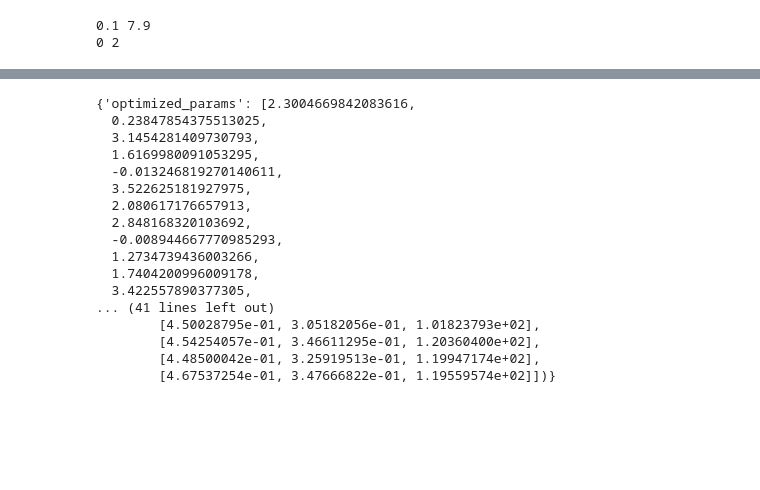
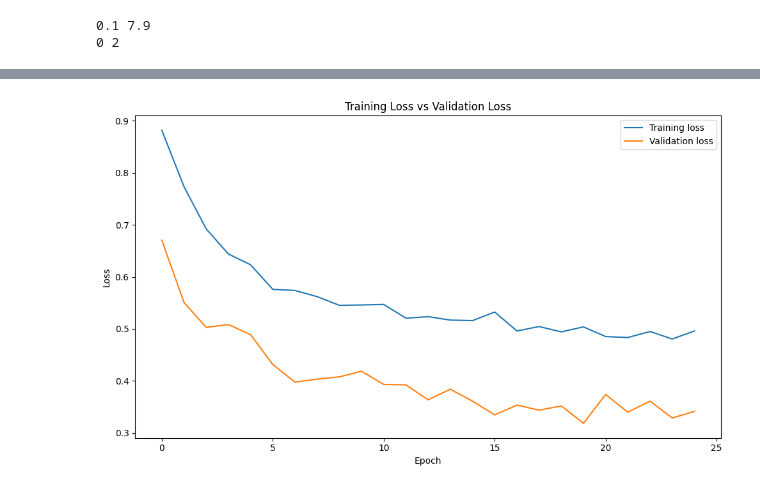
Before and after one commit to bragehs/INF367-QNN, a Jupyter notebook: mandatory_assignment_2.ipynb, the cells around one changed output, grey strips where cells are left out. Saved outputs shown, nothing was run; the diff lists cells and outputs as text; code cells hidden in the pictures; blank space fills up the shorter version.

Commit message:
learning curve and confusion matrix

```diff
--- a/mandatory_assignment_2.ipynb
+++ b/mandatory_assignment_2.ipynb
@@ -254,24 +297,6 @@ object1.performance(y_test, X_test)
 # %%
 object1.save()
-# %%
-with open ('model_data.pkl', 'rb') as f:
-    data = pickle.load(f)
-data
-# %% [output]
-{'optimized_params': [2.3004669842083616,
-  0.23847854375513025,
-  3.1454281409730793,
-  1.6169980091053295,
-  -0.013246819270140611,
-  3.522625181927975,
-  2.080617176657913,
-  2.848168320103692,
-  -0.008944667770985293,
-  1.2734739436003266,
-  1.7404200996009178,
-  3.422557890377305,
-... (41 lines left out)
-        [4.50028795e-01, 3.05182056e-01, 1.01823793e+02],
-        [4.54254057e-01, 3.46611295e-01, 1.20360400e+02],
-        [4.48500042e-01, 3.25919513e-01, 1.19947174e+02],
-        [4.67537254e-01, 3.47666822e-01, 1.19559574e+02]])}
+# %%
+object1.plot_training_validation_loss(object1.all_epochs[:,0], object1.all_epochs[:,1])
+# %% [output]
+[figure, added]
```
Also changed, not shown: parts of 4 cells of this notebook.
